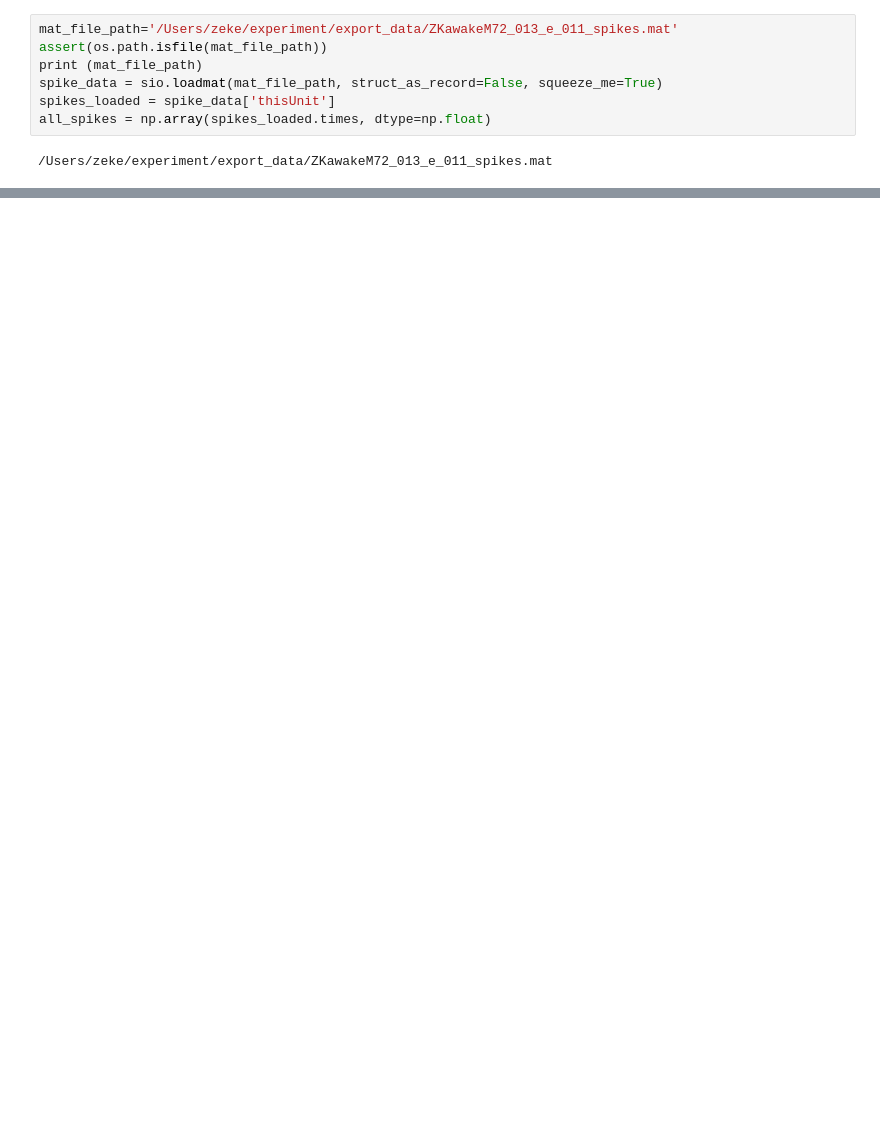
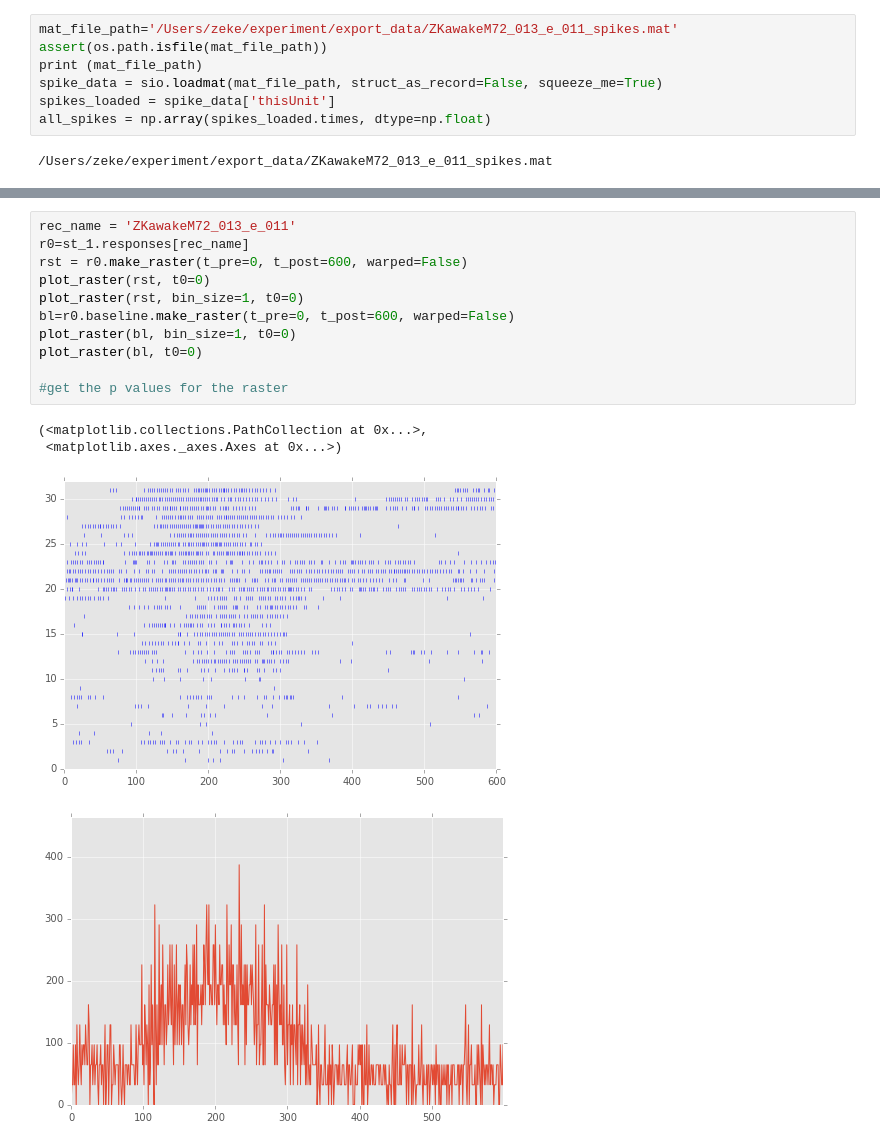
Before and after one commit to zekearneodo/ephys-tools, a Jupyter notebook: ephysScripts/Untitled-Copy1.ipynb, the cells around one changed output, grey strips where cells are left out. Drawn from its saved outputs; the diff is of its cells as text; blank space fills up the shorter version.

```diff
--- a/ephysScripts/Untitled-Copy1.ipynb
+++ b/ephysScripts/Untitled-Copy1.ipynb
@@ -519,0 +246,16 @@ array([-469.34870792, -473.90308697, -478.03242099, -481.70239113,
+# %%
+rec_name = 'ZKawakeM72_013_e_011'
+r0=st_1.responses[rec_name]
+rst = r0.make_raster(t_pre=0, t_post=600, warped=False)
+plot_raster(rst, t0=0)
+plot_raster(rst, bin_size=1, t0=0)
+bl=r0.baseline.make_raster(t_pre=0, t_post=600, warped=False)
+plot_raster(bl, bin_size=1, t0=0)
+plot_raster(bl, t0=0)
+
+#get the p values for the raster
+# %% [output]
+(<matplotlib.collections.PathCollection at 0x...>,
+ <matplotlib.axes._axes.Axes at 0x...>)
+[figure, added]
+[figure, added]
```
Also changed, not shown: parts of 50 cells of this notebook, 1 other file.
